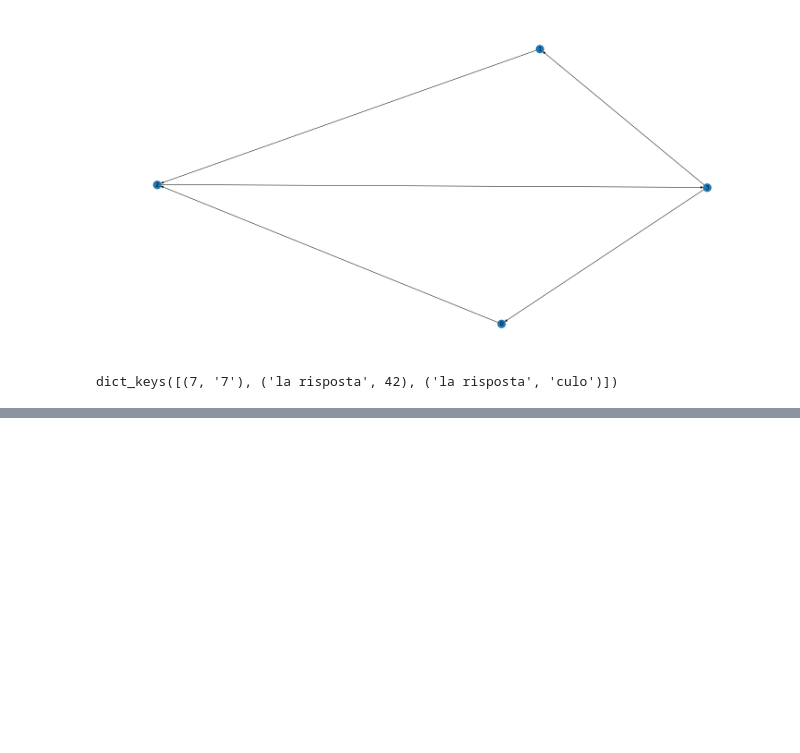
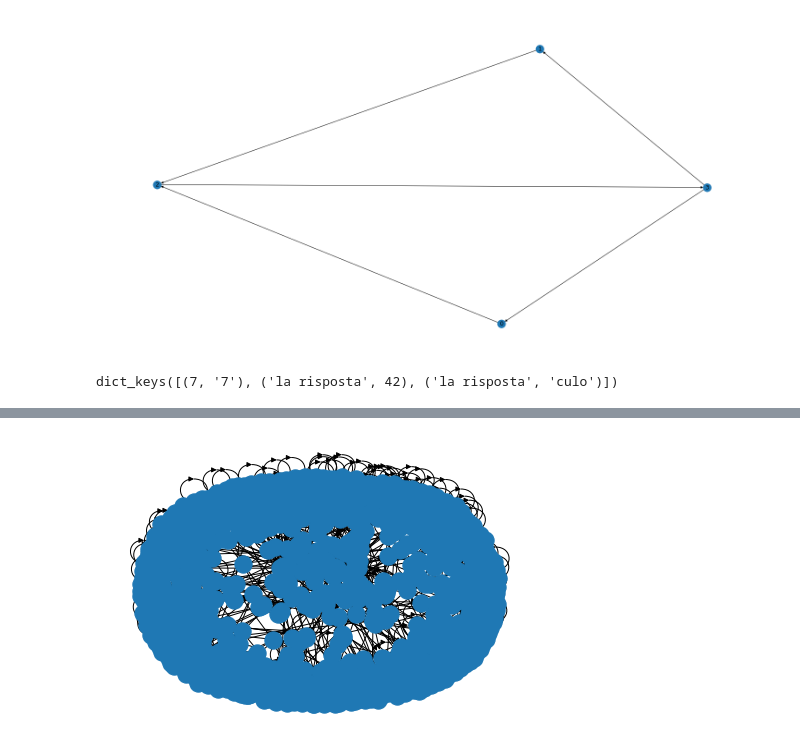
Before and after one commit to MartinaMlz/ADM_HW5, a Jupyter notebook: chri_4.ipynb, the cells around one changed output, grey strips where cells are left out. Cells and saved outputs as stored; diff of their text form; code cells hidden in the pictures; blank space fills up the shorter version.

Commit message:
commented the class and started visualization 4

```diff
--- a/chri_4.ipynb
+++ b/chri_4.ipynb
@@ -718,6 +895,11 @@ We did not manage to find an algorithm to solve the general problem and that doe
 These are all simple heuristic, and we can easily see some of them fail; we did not feel like neither spending more time on it, nor adding another layer of complexity to the algorithm, so we decided to go for this last choice. Since the graph will be pretty big, we hope that there won't be many common cycle edges that can give problems to our optimal solution. Moreover, specifically to not add complexity to the algorithm, we decided to implement the Edmonds-Karp version of the Ford Fulkerson method for finding the maximum flow, instead of a faster Push Relabel or Push to Front algorithms.
 # %%
 def functionality4(interval1, interval2, user1, user2):
+    '''
+    functionality 4:
+    given two input intervals and two users, we build two associated graphs,
+    we join them and we search for the smallest cut that disconnects the two users
+    '''
 
     total_graph = get_total_graph(*interval1)
     total_graph.union(get_total_graph(*interval2))
@@ -731,7 +913,7 @@ def functionality4(interval1, interval2, user1, user2):
     for edge in edges:
         total_cost += total_graph.edges_list[edge]
 
-    return total_cost, edges
+    return total_graph, total_cost, edges
 
 def find_min_cut(graph, user1, user2):
 
@@ -971,3 +1153,35 @@ plt.show()
 prova.edges_list.keys()
 # %% [output]
 dict_keys([(7, '7'), ('la risposta', 42), ('la risposta', 'culo')])
+# %%
+def plot4(G, edges, user1, user2):
+    '''
+    this function shows a visualization of the links needed to be removed in order to disconnect the users
+
+    input: NX graph,
+           edges to remove,
+           user1,
+           user2
+    '''
+
+
+    # Set all edge color attribute to black
+    for e in G.edges():
+        G[e[0]][e[1]]['color'] = 'black'
+
+    # Set color of edges of the shortest path to red
+    for p in edges:
+        G[p[0]][p[1]]['color'] = 'red'
+
+    # Store in a list to use for drawing
+    edge_color_list = [ G[e[0]][e[1]]['color'] for e in G.edges() ]
+    nx.draw(G,edge_color = edge_color_list, with_labels = False)
+
+    plt.show()
+
+    return
+
+interval = [1300050000, 1300060000]
+user1 = 413337
+user2 = 436721
+graph, total_cost, edges = functionality4(interval, interval, user1, user2)
@@ -973,0 +1201,6 @@ dict_keys([(7, '7'), ('la risposta', 42), ('la risposta', 'culo')])
+# %%
+G = graph.to_nx()
+# %%
+plot4(G, edges, user1, user2)
+# %% [output]
+[figure, added]
```
Also changed, not shown: parts of 6 cells of this notebook.
